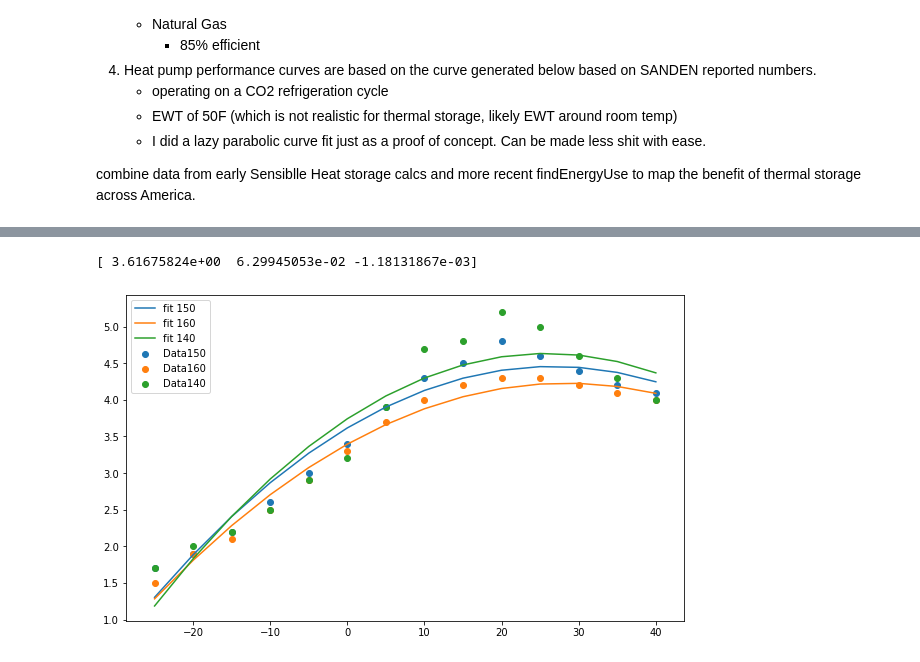
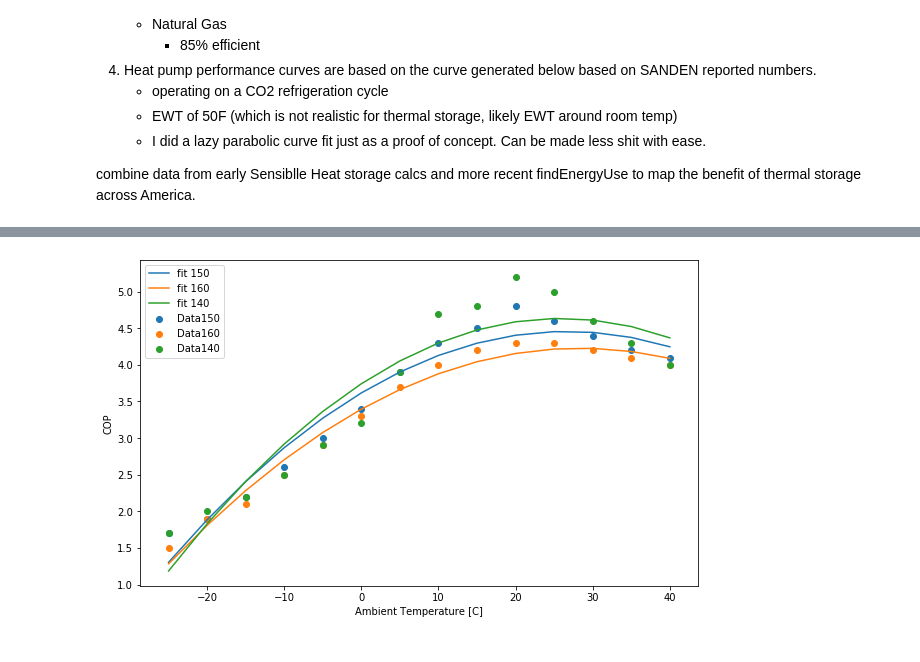
Before and after one commit to hansvonclemm/hansvonclemm.github.io, a Jupyter notebook: OL_data_for_watts_personal/Untitled.ipynb, the cells around one changed output, grey strips where cells are left out. Drawn from its saved outputs; the diff is of its cells as text; code cells hidden in the pictures.

```diff
--- a/OL_data_for_watts_personal/Untitled.ipynb
+++ b/OL_data_for_watts_personal/Untitled.ipynb
@@ -189,37 +187,37 @@ fig.show()
 
 def func(x, a, b, c):
     return (a + (b*np.array(x)) + (c*(np.array(x)**2)))
     # form y = a + bx + cx^2
 
 xdata = df['ambient_C'].tolist()
 ydata = df['150F'].tolist()
 ydata2 = df['160F'].tolist()
 ydata3 = df['140F'].tolist()
 
 params, params_covariance = optimize.curve_fit(func, xdata, ydata, p0=[100,20, 10])
 params2, params_covariance2 = optimize.curve_fit(func, xdata, ydata2, p0=[100,20, 10])
 params3, params_covariance3 = optimize.curve_fit(func, xdata, ydata3, p0=[100,20,10])
 
-print(params)
+# print(params)
 
 plt.figure(figsize=(10,6))
 
 plt.scatter(xdata, ydata, label ='Data150')
 plt.scatter(xdata, ydata2, label ='Data160')
 plt.scatter(xdata, ydata3, label ='Data140')
 plt.plot(xdata, func(xdata, params[0], params[1], params[2]), label = 'fit 150')
 plt.plot(xdata, func(xdata, params2[0], params2[1], params2[2]), label = 'fit 160')
 plt.plot(xdata, func(xdata, params3[0], params3[1], params3[2]), label = 'fit 140')
 
-plt.xlabel
+plt.xlabel('Ambient Temperature [C]')
+plt.ylabel('COP')
 plt.legend(loc='best')
 
 plt.show()
 
 # close enough.
 # %% [output]
-[ 3.61675824e+00  6.29945053e-02 -1.18131867e-03]
-[figure, old version]
+[figure, new version]
 # %% [markdown]
 ### What we need:
 We need to generate a realistic equation for calculating COP based on EWT and LWT, given some GPM and T-s diagram for the refrigerant used.
```
Also changed, not shown: parts of 1 cell of this notebook.
